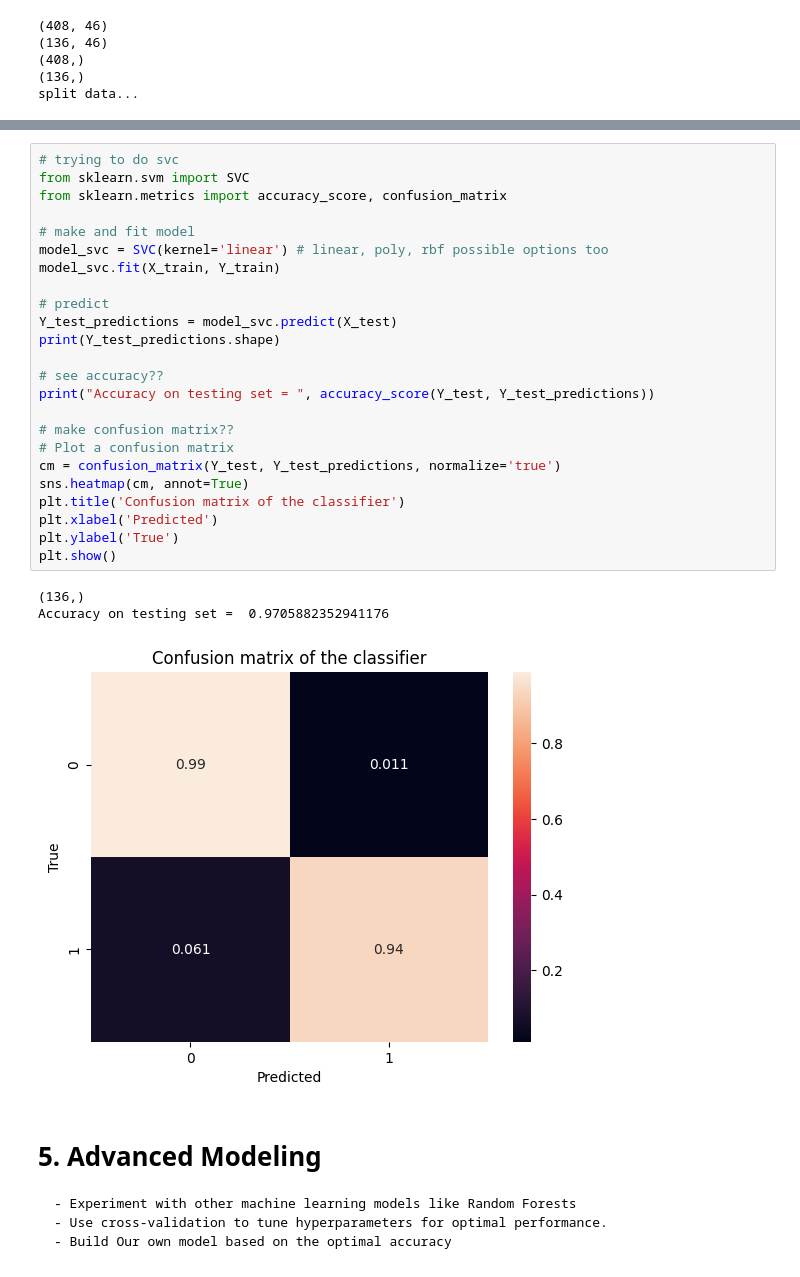
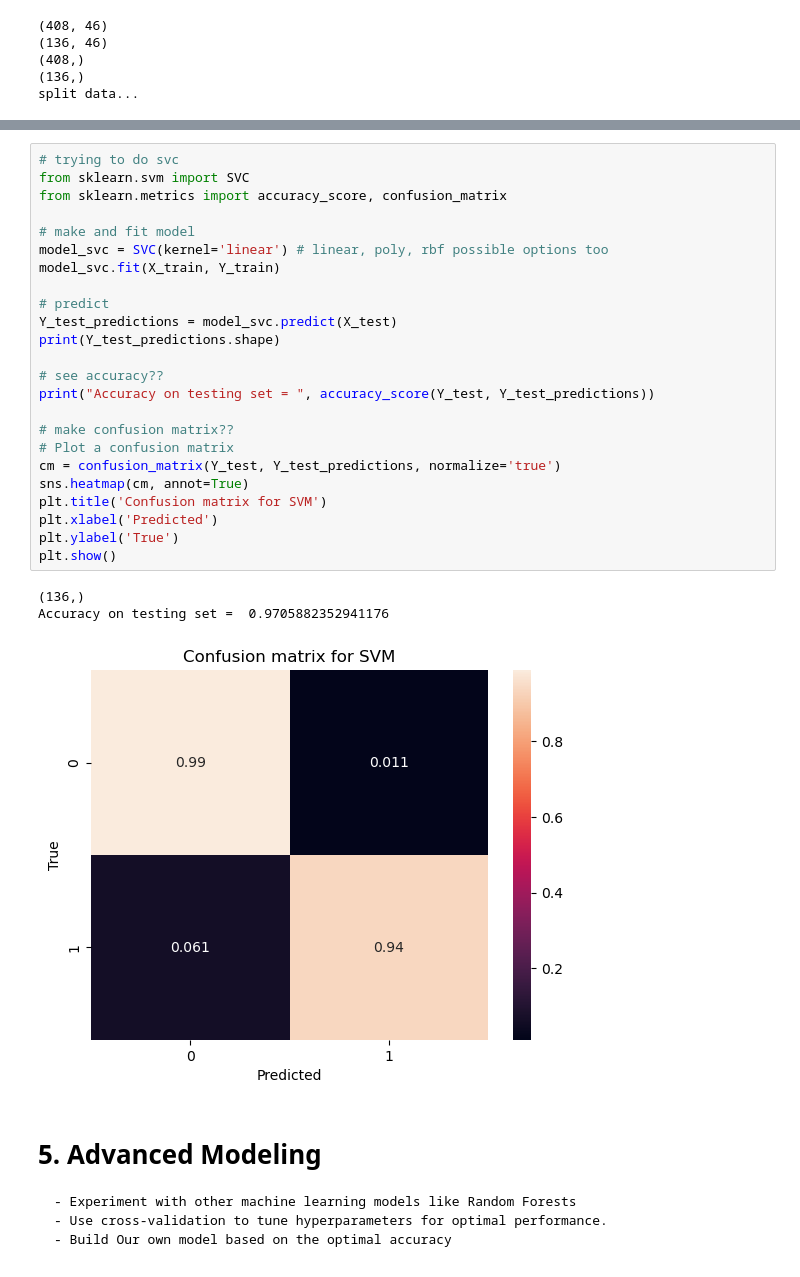
Before and after one commit to digitaldna01/CASCS506-FinalProject, a Jupyter notebook: Finalproject.ipynb, the cells around one changed output, grey strips where cells are left out. Drawn from its saved outputs; the diff is of its cells as text.

```diff
--- a/Finalproject.ipynb
+++ b/Finalproject.ipynb
@@ -347,31 +354,31 @@ Accuracy on testing set =  0.9632352941176471
 # %%
 # trying to do svc
 from sklearn.svm import SVC
 from sklearn.metrics import accuracy_score, confusion_matrix
 
 # make and fit model
 model_svc = SVC(kernel='linear') # linear, poly, rbf possible options too
 model_svc.fit(X_train, Y_train)
 
 # predict
 Y_test_predictions = model_svc.predict(X_test)
 print(Y_test_predictions.shape)
 
 # see accuracy??
 print("Accuracy on testing set = ", accuracy_score(Y_test, Y_test_predictions))
 
 # make confusion matrix??
 # Plot a confusion matrix
 cm = confusion_matrix(Y_test, Y_test_predictions, normalize='true')
 sns.heatmap(cm, annot=True)
-plt.title('Confusion matrix of the classifier')
+plt.title('Confusion matrix for SVM')
 plt.xlabel('Predicted')
 plt.ylabel('True')
 plt.show()
 # %% [output]
 (136,)
 Accuracy on testing set =  0.9705882352941176
-[figure, old version]
+[figure, new version]
 # %% [markdown]
 # 5. Advanced Modeling
     - Experiment with other machine learning models like Random Forests
```
Also changed, not shown: parts of 2 cells of this notebook, 5 other files.
